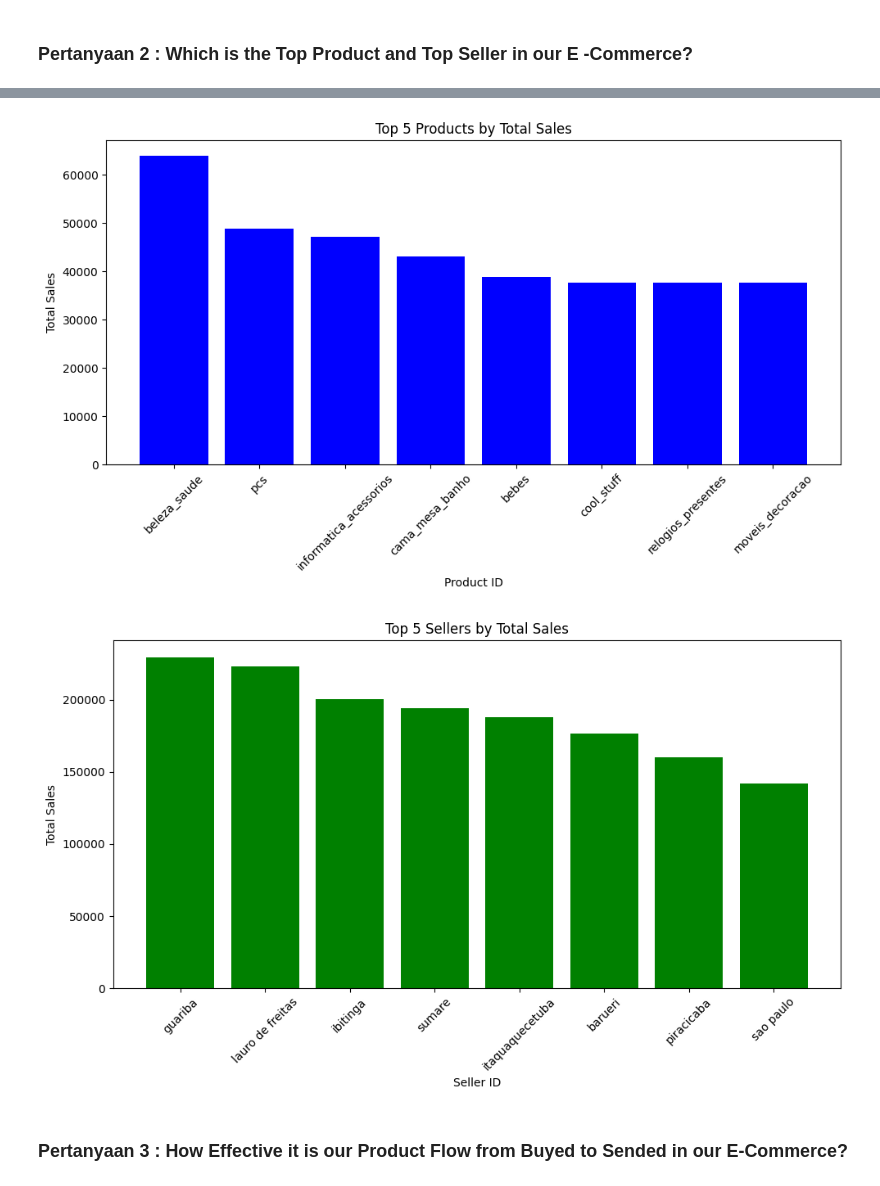
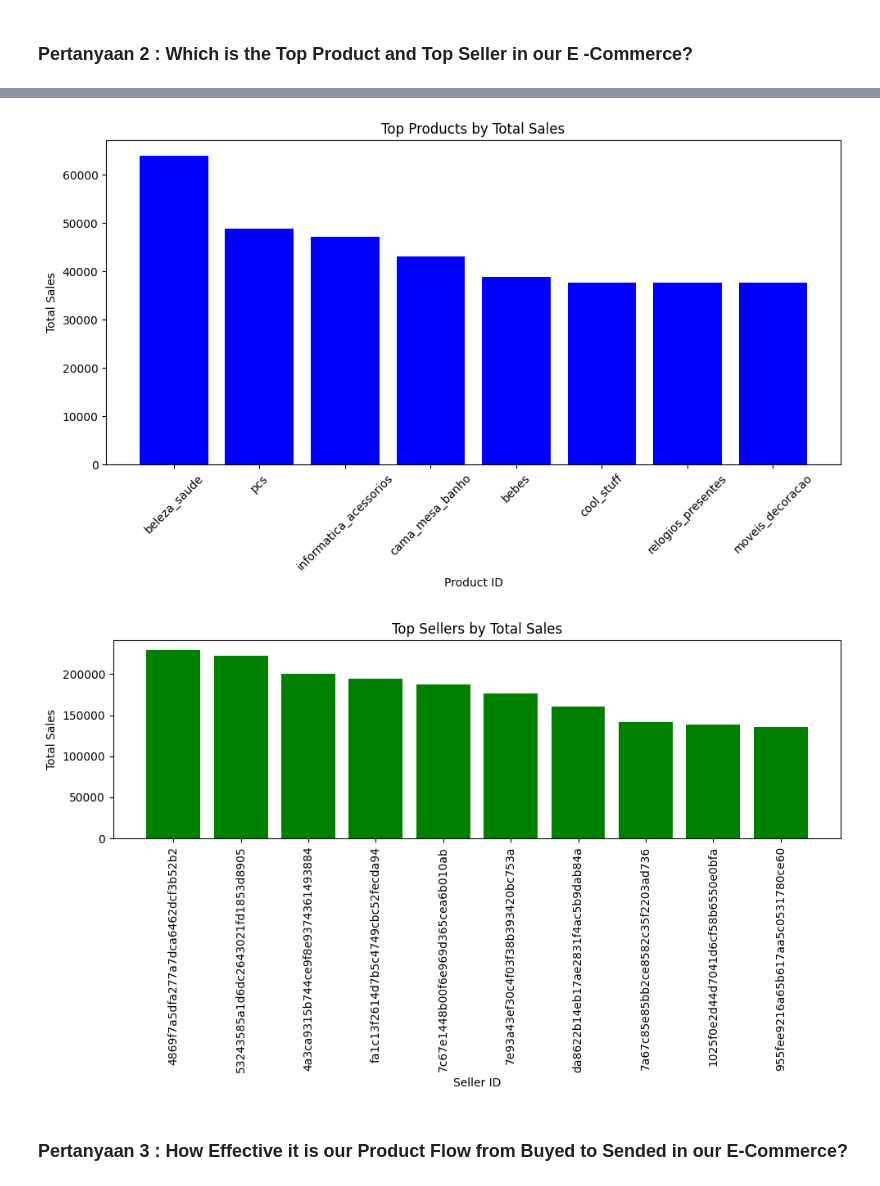
Before and after one commit to Bayhaqieee/Brazil_Ecommerce_Analyze, a Jupyter notebook: notebook.ipynb, the cells around one changed output, grey strips where cells are left out. Drawn from its saved outputs; the diff is of its cells as text; code cells hidden in the pictures.

```diff
--- a/notebook.ipynb
+++ b/notebook.ipynb
@@ -1338,44 +1298,44 @@ print(top_10_sellers[['seller_id', 'seller_city', 'seller_state', 'total_sales']
 
 # Data Visualization
 
-# Plot Top 5 Products
+# Plot Top Products
 plt.figure(figsize=(10, 6))
 plt.bar(top_10_products['product_category_name'], top_10_products['total_sales'], color='blue')
 plt.xlabel('Product ID')
 plt.ylabel('Total Sales')
-plt.title('Top 5 Products by Total Sales')
+plt.title('Top Products by Total Sales')
 plt.xticks(rotation=45)
 plt.tight_layout()  # Adjust layout to make room for the labels
 plt.show()
 
-# Plot Top 5 Sellers
+# Plot Top Sellers by ID
 plt.figure(figsize=(10, 6))
-plt.bar(top_10_sellers['seller_city'], top_10_sellers['total_sales'], color='green')
+plt.bar(top_10_sellers['seller_id'], top_10_sellers['total_sales'], color='green')
 plt.xlabel('Seller ID')
 plt.ylabel('Total Sales')
-plt.title('Top 5 Sellers by Total Sales')
-plt.xticks(rotation=45)
+plt.title('Top Sellers by Total Sales')
+plt.xticks(rotation=90)
 plt.tight_layout()  # Adjust layout to make room for the labels
 plt.show()
 # %% [output]
 Top 10 Products:
                              product_id   product_category_name  total_sales
 24086  bb50f2e236e5eea0100680137654686c            beleza_saude     63885.00
 14068  6cdd53843498f92890544667809f1595            beleza_saude     54730.20
 27613  d6160fb7873f184099d9bc95e30376af                     pcs     48899.34
 27039  d1c427060a0f73f6b889a5c7c61f2ac4  informatica_acessorios     47214.51
 19742  99a4788cb24856965c36a24e339b6058         cama_mesa_banho     43025.56
 8051   3dd2a17168ec895c781a9191c1e95ad7  informatica_acessorios     41082.60
 4996   25c38557cf793876c5abdd5931f922db                   bebes     38907.32
 12351  5f504b3a1c75b73d6151be81eb05bdc9              cool_stuff     37733.90
 10867  53b36df67ebb7c41585e8d54d6772e08      relogios_presentes     37683.42
 22112  aca2eb7d00ea1a7b8ebd4e68314663af        moveis_decoracao     37608.90
 ... (21 lines left out)
 2643    160236.57
 1505    141745.53
 192     138968.55
 1824    135171.70
-[figure, old version]
+[figure, new version]
-[figure, old version]
+[figure, new version]
 # %% [markdown]
 ### Pertanyaan 3 : How Effective it is our Product Flow from Buyed to Sended in our E-Commerce?
```
Also changed, not shown: parts of 14 cells of this notebook.
